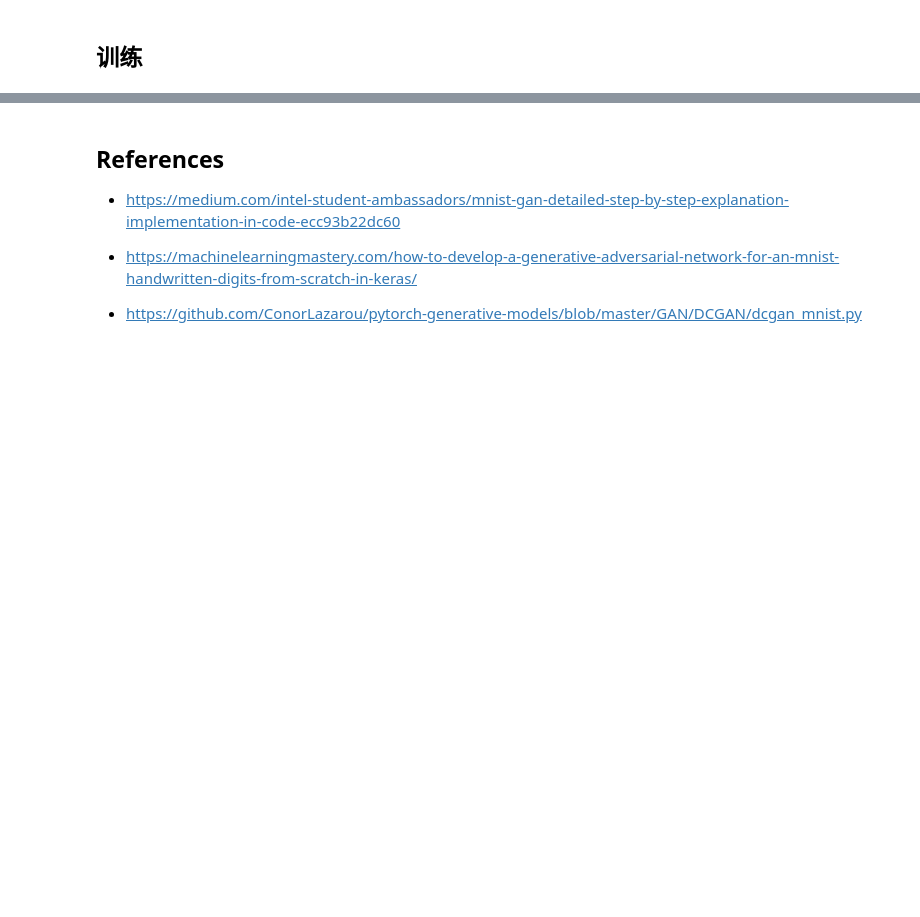
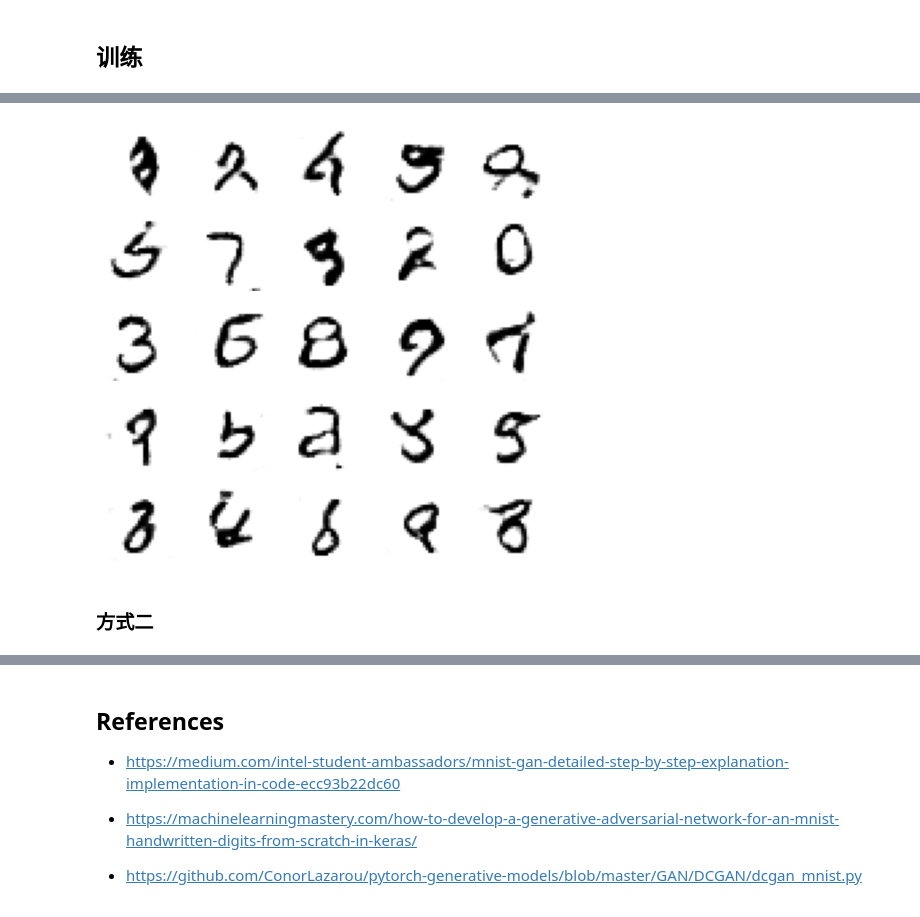
Before and after one commit to qrsforever/hzcsnote, a Jupyter notebook: gan/tasks/mnist.ipynb, the cells around one changed output, grey strips where cells are left out. Drawn from its saved outputs; the diff is of its cells as text; code cells hidden in the pictures; blank space fills up the shorter version.

```diff
--- a/gan/tasks/mnist.ipynb
+++ b/gan/tasks/mnist.ipynb
@@ -295,9 +290,15 @@ epoch: 44 batchIdx: 50 acc: 0.8701171875 d_loss: 0.3401224613189697 g_loss: 2.02
 # %%
-modelG.eval()
-plt.figure(figsize=(3,3))
-plt.axis('off')
+plt.figure(figsize=(8, 8))
+G.eval()
 with torch.no_grad():
-    latent = torch.randn(1, latent_dim, dtype=torch.float)
-    fake_image = modelG(latent.to('cuda'))
-    fake_image = fake_image * 0.5 + 0.5
-    plt.imshow(transforms.ToPILImage()(fake_image[0].cpu()), cmap='gray_r')
+    for i in range(n_samples):
+        latent = torch.randn(1, latent_dim, dtype=torch.float)
+        fake_image = G(latent.to('cuda'))
+        fake_image = fake_image * 0.5 + 0.5
+        plt.subplot(5, 5, i+1)
+        plt.axis('off')
+        plt.imshow(transforms.ToPILImage()(fake_image[0].cpu()), cmap='gray_r')
+# %% [output]
+[figure, added]
+# %% [markdown]
+### 方式二
```
Also changed, not shown: parts of 11 cells of this notebook, 2 other files.
